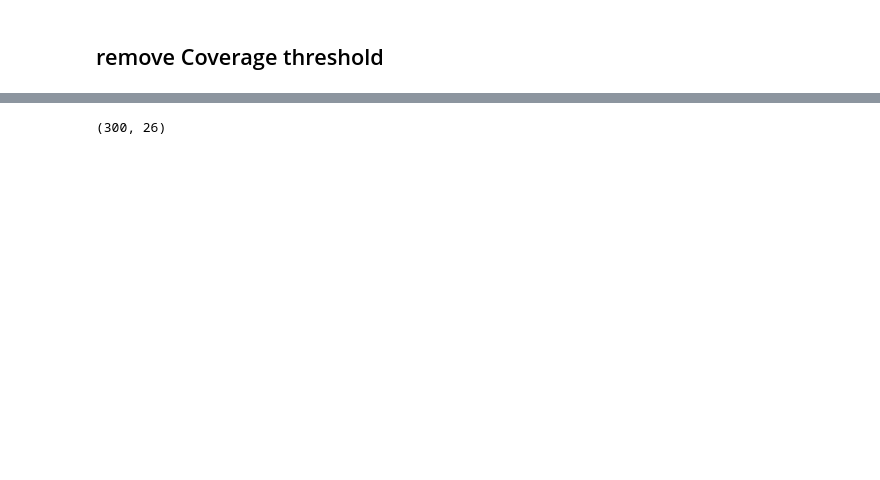
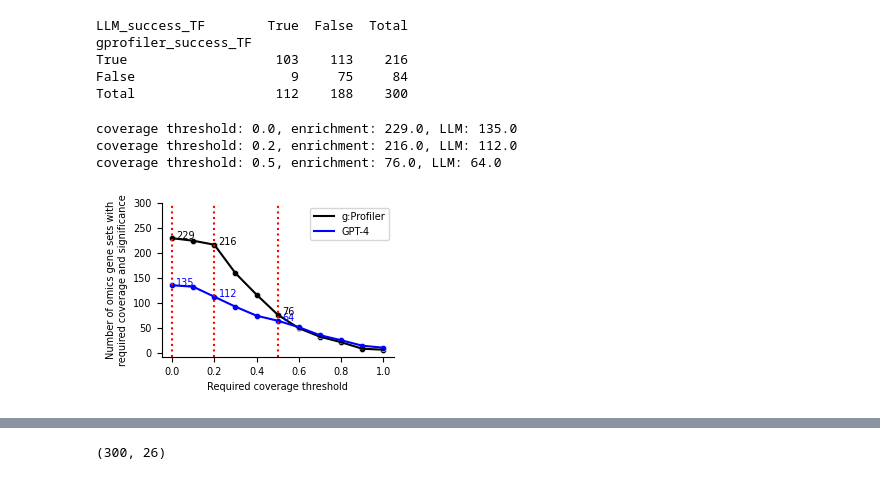
Before and after one commit to idekerlab/llm_evaluation_for_gene_set_interpretation, a Jupyter notebook: Analyze_gprofiler_annotation.ipynb, the cells around one changed output, grey strips where cells are left out. Saved outputs shown, nothing was run; the diff lists cells and outputs as text; code cells hidden in the pictures; blank space fills up the shorter version.

```diff
--- a/Analyze_gprofiler_annotation.ipynb
+++ b/Analyze_gprofiler_annotation.ipynb
@@ -215,2 +144,26 @@ reduced_LLM_genes_by_coverage_DF.loc[(reduced_LLM_genes_by_coverage_DF['LLM_succ
-# %% [markdown]
-## remove Coverage threshold
+# %%
+reduced_LLM_genes_by_coverage_DF = pd.read_csv("data/omics_revamped_LLM_gprofiler_new_gene_name_DF_coverage_thresh.tsv", delimiter="\t")
+reduced_LLM_genes_by_coverage_DF['LLM_success_TF'] = ((reduced_LLM_genes_by_coverage_DF['Score'] >= LLM_score_thresh) & (reduced_LLM_genes_by_coverage_DF['LLM_coverage'] >= coverage_thresh)) # LLM creteria
+reduced_LLM_genes_by_coverage_DF['gprofiler_success_TF'] = ((reduced_LLM_genes_by_coverage_DF['Adjusted P-value'] <= adj_pval_thresh) & (reduced_LLM_genes_by_coverage_DF['gprofiler_coverage'] >= coverage_thresh)) # enrichment criteria
+
+print(create_success_contingency_table(reduced_LLM_genes_by_coverage_DF))
+# %% [output]
+LLM_success_TF        True  False  Total
+gprofiler_success_TF
+True                   103    113    216
+False                    9     75     84
+Total                  112    188    300
+# %%
+## plot coverage threshold curve
+from utils.analyze_enrichment_utils import plot_thresholding_res
+%reload_ext autoreload
+%autoreload 2
+
+
+save_plot_dir = 'data/omics_revamped_LLM_gprofiler_new_gene_name_DF_coverage_thresh_coverage_curve.svg'
+plot_thresholding_res(reduced_LLM_genes_by_coverage_DF, 'gprofiler_coverage', 'LLM_coverage',coverage_thresh_list = np.arange(0.0, 1.1, 0.1), enrich_adj_pval_thresh = adj_pval_thresh, LLM_score_thresh = LLM_score_thresh, highlight_coverage = [0.0, 0.2, 0.5])
+# %% [output]
+coverage threshold: 0.0, enrichment: 229.0, LLM: 135.0
+coverage threshold: 0.2, enrichment: 216.0, LLM: 112.0
+coverage threshold: 0.5, enrichment: 76.0, LLM: 64.0
+[figure, added]
```
Also changed, not shown: parts of 37 cells of this notebook, 3 other files.
